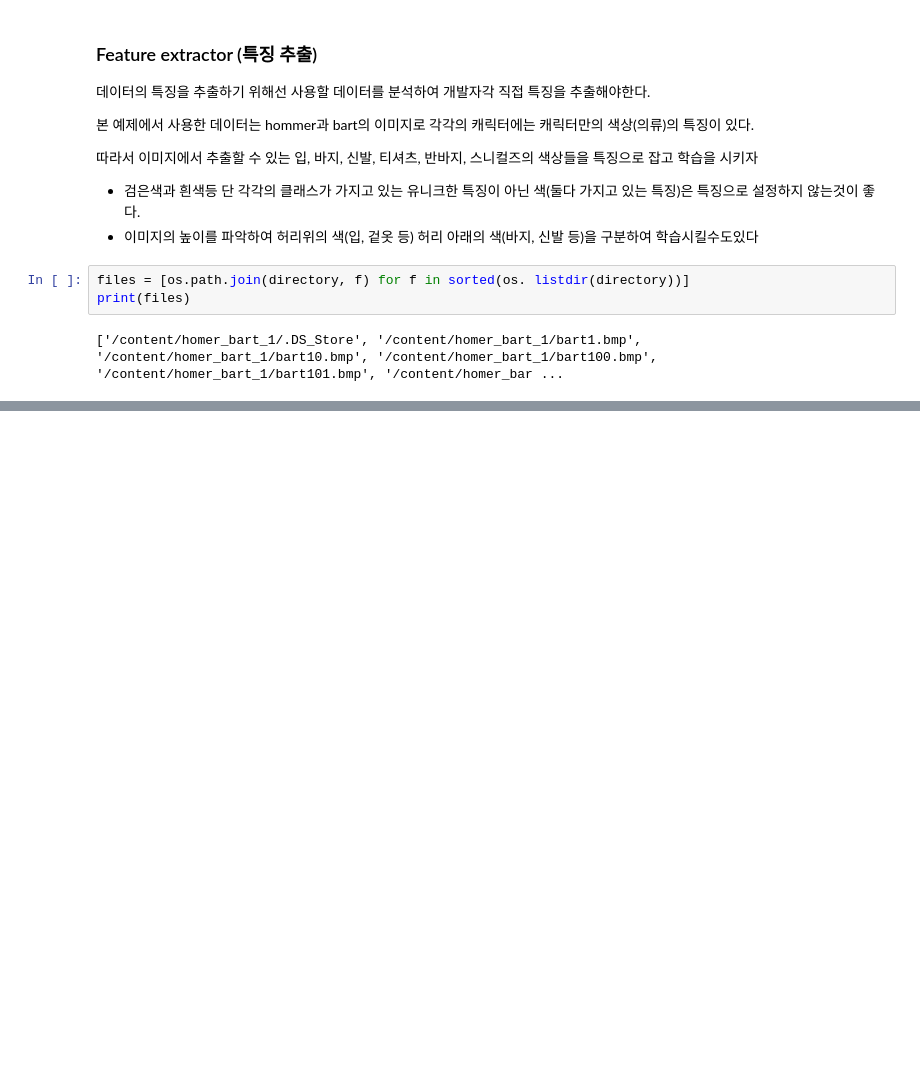
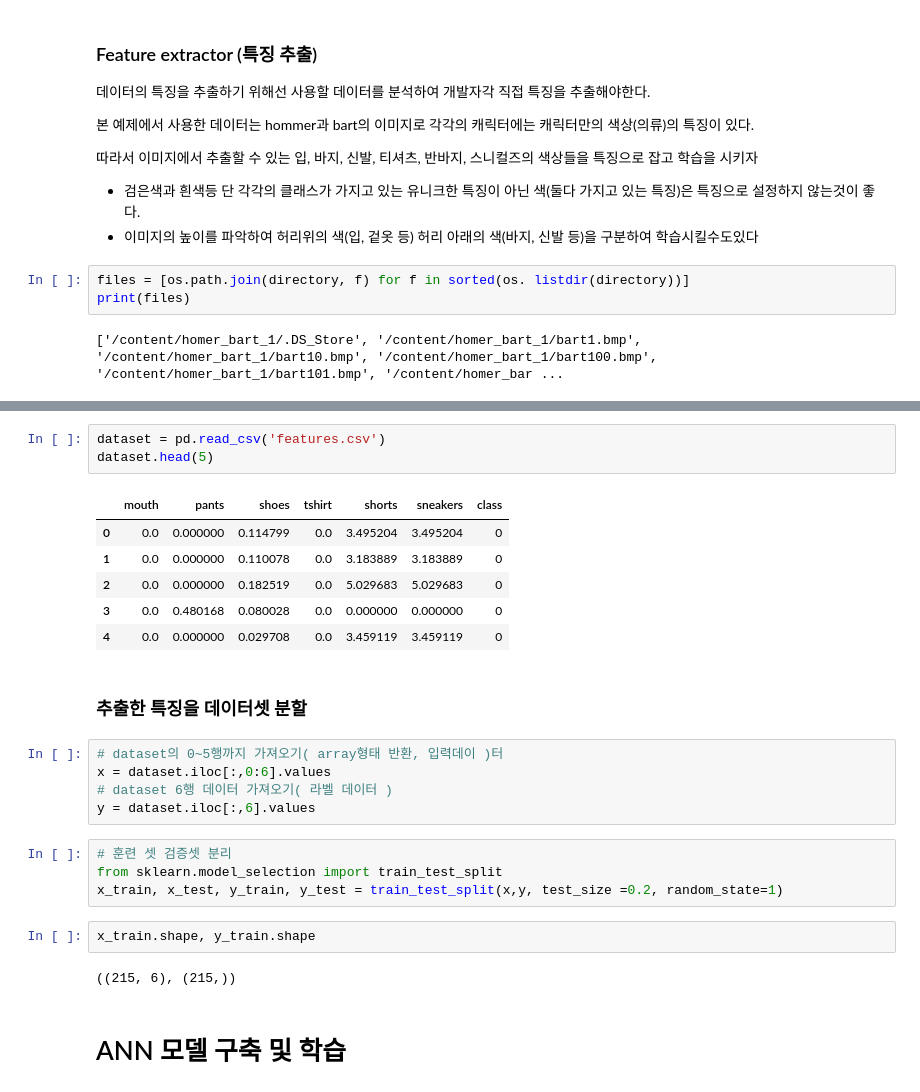
Before and after one commit to LJHgithub2/Computer-Vision, a Jupyter notebook: Neural Network/Neural_network.ipynb, the cells around one changed output, grey strips where cells are left out. Cells and saved outputs as stored; diff of their text form; blank space fills up the shorter version.

```diff
--- a/Neural Network/Neural_network.ipynb
+++ b/Neural Network/Neural_network.ipynb
@@ -520,0 +535,27 @@ Output hidden; open in https://colab.research.google.com to view.
+# %%
+dataset = pd.read_csv('features.csv')
+dataset.head(5)
+# %% [output]
+|  | mouth | pants | shoes | tshirt | shorts | sneakers | class |
+| 0 | 0.0 | 0.000000 | 0.114799 | 0.0 | 3.495204 | 3.495204 | 0 |
+| 1 | 0.0 | 0.000000 | 0.110078 | 0.0 | 3.183889 | 3.183889 | 0 |
+| 2 | 0.0 | 0.000000 | 0.182519 | 0.0 | 5.029683 | 5.029683 | 0 |
+| 3 | 0.0 | 0.480168 | 0.080028 | 0.0 | 0.000000 | 0.000000 | 0 |
+| 4 | 0.0 | 0.000000 | 0.029708 | 0.0 | 3.459119 | 3.459119 | 0 |
+# %% [markdown]
+### 추출한 특징을 데이터셋 분할
+# %%
+# dataset의 0~5행까지 가져오기( array형태 반환, 입력데이 )터
+x = dataset.iloc[:,0:6].values
+# dataset 6행 데이터 가져오기( 라벨 데이터 )
+y = dataset.iloc[:,6].values
+# %%
+# 훈련 셋 검증셋 분리
+from sklearn.model_selection import train_test_split
+x_train, x_test, y_train, y_test = train_test_split(x,y, test_size =0.2, random_state=1)
+# %%
+x_train.shape, y_train.shape
+# %% [output]
+((215, 6), (215,))
+# %% [markdown]
+# ANN 모델 구축 및 학습
```
Also changed, not shown: parts of 27 cells of this notebook, 1 other file.
